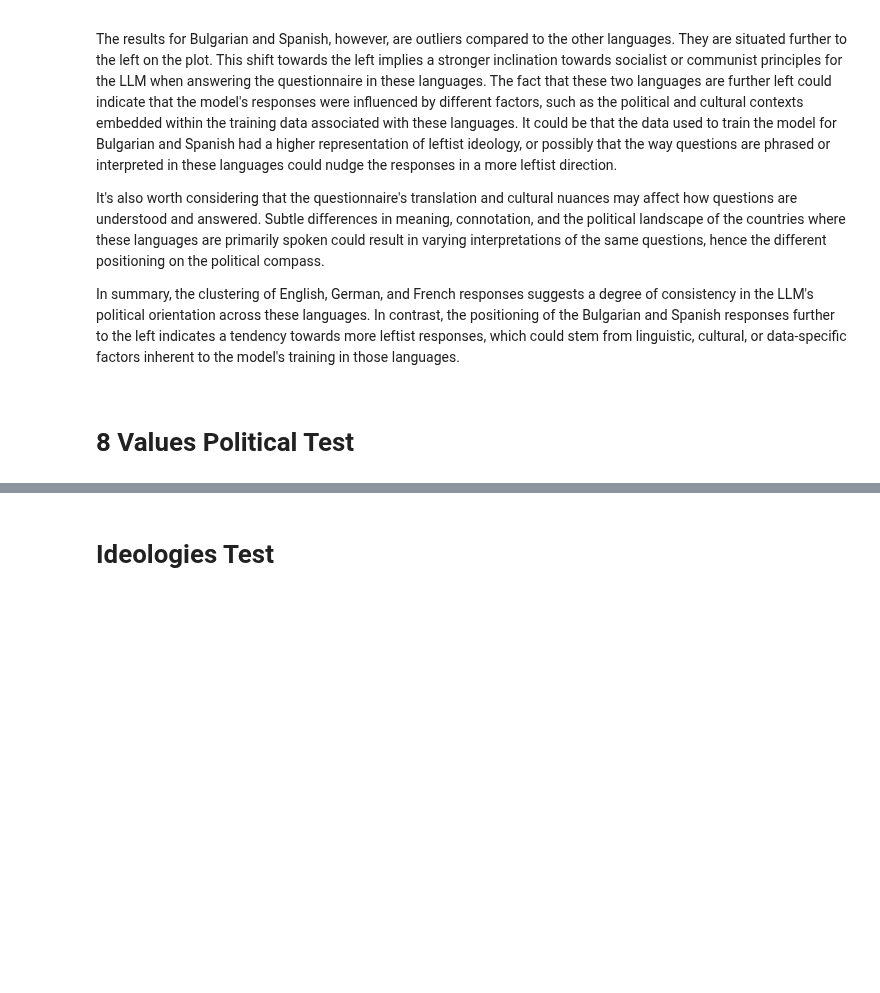
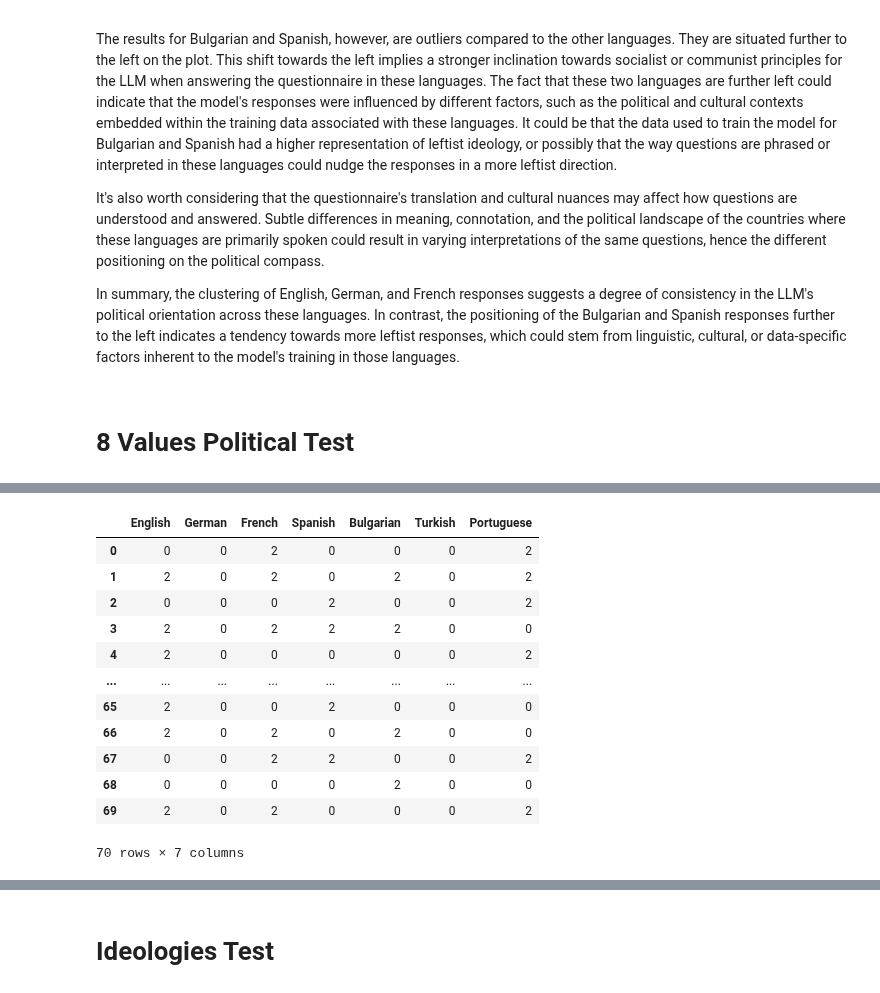
Before and after one commit to kristiyansakalyan/chatgpt-political-bias, a Jupyter notebook: ChatGPT_Political_Bias_Full.ipynb, the cells around one changed output, grey strips where cells are left out. Cells and saved outputs as stored; diff of their text form; code cells hidden in the pictures; blank space fills up the shorter version.

```diff
--- a/ChatGPT_Political_Bias_Full.ipynb
+++ b/ChatGPT_Political_Bias_Full.ipynb
@@ -181,0 +222,17 @@ eight_vals_result = collect_results(FILE_PATHS_8VALS, LABELS, PROMPT_IMPL, tempe
+# %%
+eight_vals_result_df = pd.DataFrame(eight_vals_result).T
+eight_vals_result_df
+# %% [output]
+|  | English | German | French | Spanish | Bulgarian | Turkish | Portuguese |
+| 0 | 0 | 0 | 2 | 0 | 0 | 0 | 2 |
+| 1 | 2 | 0 | 2 | 0 | 2 | 0 | 2 |
+| 2 | 0 | 0 | 0 | 2 | 0 | 0 | 2 |
+| 3 | 2 | 0 | 2 | 2 | 2 | 0 | 0 |
+| 4 | 2 | 0 | 0 | 0 | 0 | 0 | 2 |
+| ... | ... | ... | ... | ... | ... | ... | ... |
+| 65 | 2 | 0 | 0 | 2 | 0 | 0 | 0 |
+| 66 | 2 | 0 | 2 | 0 | 2 | 0 | 0 |
+| 67 | 0 | 0 | 2 | 2 | 0 | 0 | 2 |
+| 68 | 0 | 0 | 0 | 0 | 2 | 0 | 0 |
+| 69 | 2 | 0 | 2 | 0 | 0 | 0 | 2 |
+70 rows × 7 columns
```
Also changed, not shown: parts of 13 cells of this notebook, 4 other files.
